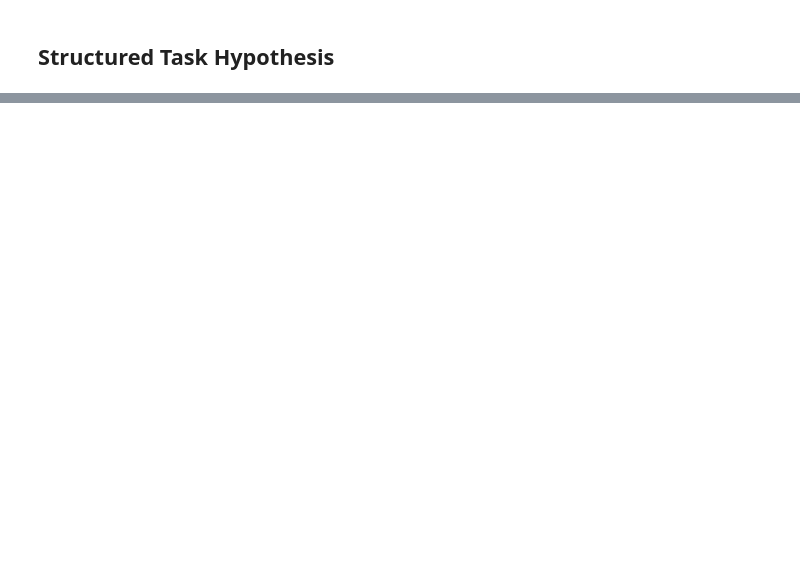
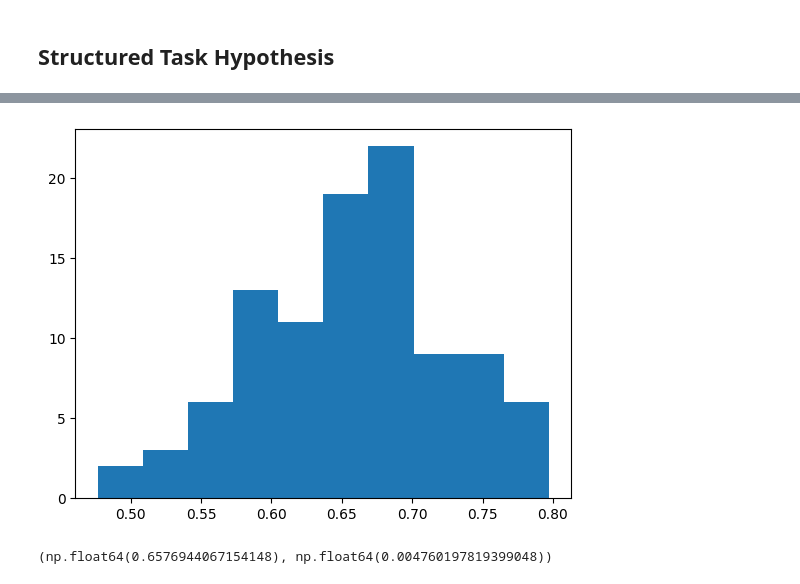
Before and after one commit to derfred/tutorials, a Jupyter notebook: icl_structured_task_hypothesis/icl_structured_task_hypothesis.ipynb, the cells around one changed output, grey strips where cells are left out. Saved outputs shown, nothing was run; the diff lists cells and outputs as text; code cells hidden in the pictures; blank space fills up the shorter version.

Commit message:
some cleanup

```diff
--- a/icl_structured_task_hypothesis/icl_structured_task_hypothesis.ipynb
+++ b/icl_structured_task_hypothesis/icl_structured_task_hypothesis.ipynb
@@ -172,0 +158,2 @@ np.float64(0.5187590259380597)
+# %%
+CLEAN_TOKENS = [i for i in range(model.vocab_size) if len(tokenizer.encode(tokenizer.decode(i), add_special_tokens=False)) == 1]
@@ -174,0 +239,33 @@ np.float64(0.5187590259380597)
+# %%
+def eval_prompt_mapping(mapping, N, R, L=5, additional=None):
+  options = list(mapping.keys())
+
+  def make_task():
+    return [random.choice(mapping[o]) for o in options]
+
+  def eval_task(X, x_test, labels):
+    prompt = ""
+    for x in X:
+      prompt += f"Review: {options[x]}\n"
+      prompt += f"Sentiment: {labels[x]}\n"
+
+    prompt += f"Review: {options[x_test]}\n"
+    prompt += f"Sentiment: "
+
+    logits = model(mx.array(tokenizer.encode(prompt))[None])
+    outids = [tokenizer.encode(o, add_special_tokens=False)[0] for o in options]
+    return mx.argmax(logits[0, -1, outids]).item()
+
+  results = []
+  for _ in tqdm(list(range(N))):
+    labels = make_task()
+    epoch  = []
+    for _ in range(R):
+      X      = [random.randint(0, len(options) - 1) for _ in range(L)]
+      x_test = random.randint(0, len(options) - 1)
+      item   = [x_test, eval_task(X, x_test, labels)]
+      if additional is not None:
+        item.append(additional(X, x_test, labels))
+      epoch.append(item)
+    results.append(epoch)
+  return np.array(results)
@@ -174,0 +290,15 @@ np.float64(0.5187590259380597)
+# %%
+CR_random_results   = eval_prompt_mapping({ "negative": CLEAN_TOKENS, "positive": CLEAN_TOKENS }, 50, 100)
+CR_keywords_results = eval_prompt_mapping(CR_keywords, 50, 100)
+# %%
+CR_random_scores   = np.array([f1_score(CR_random_results[:, i, 0], CR_random_results[:, i, 1], average='macro') for i in range(CR_random_results.shape[1])])
+CR_keywords_scores = np.array([f1_score(CR_keywords_results[:, i, 0], CR_keywords_results[:, i, 1], average='macro') for i in range(CR_keywords_results.shape[1])])
+# %%
+plt.hist(CR_random_scores)
+plt.show()
+# %% [output]
+[figure, added]
+# %%
+np.mean(CR_random_scores), np.var(CR_random_scores)
+# %% [output]
+(np.float64(0.6576944067154148), np.float64(0.004760197819399048))
```
Also changed, not shown: parts of 21 cells of this notebook.
